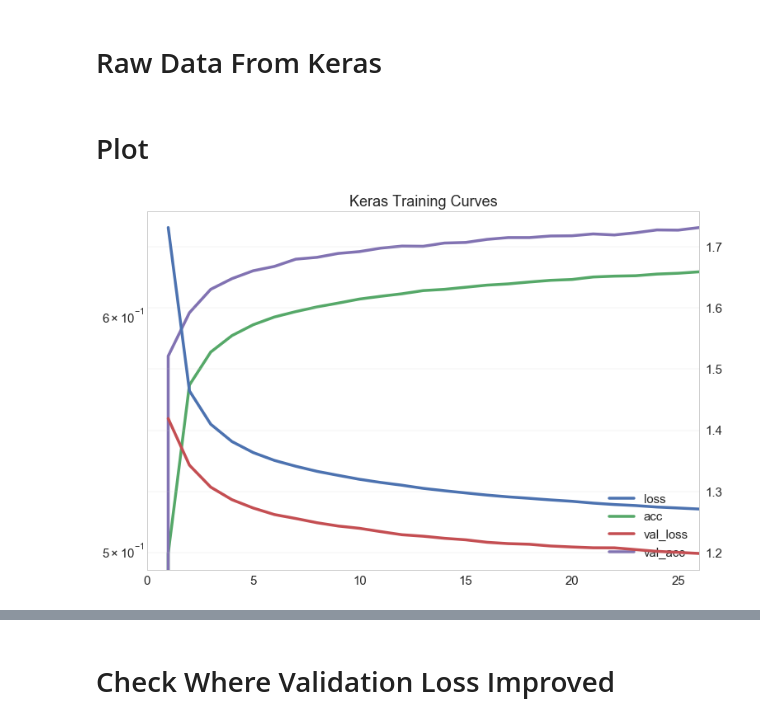
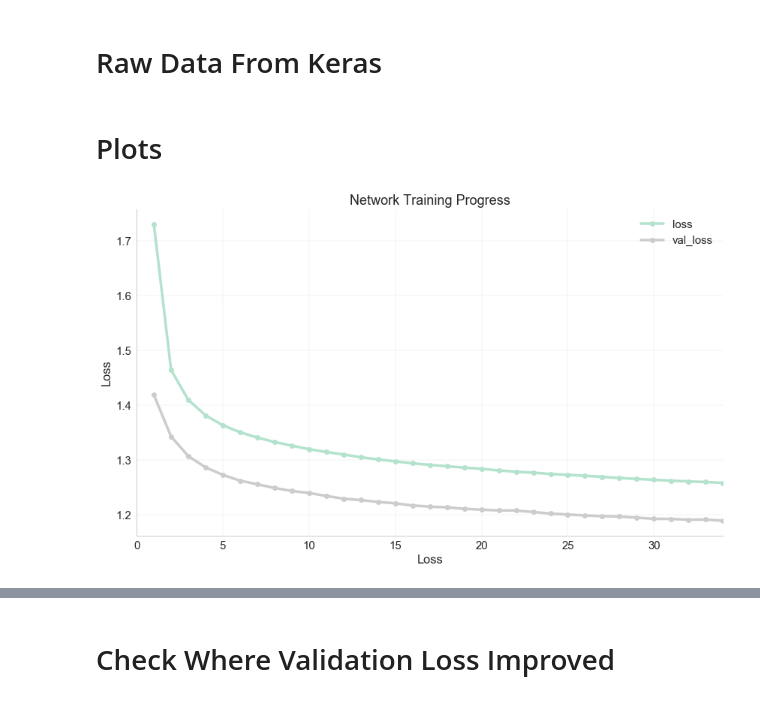
Before and after one commit to jjangsangy/Word2Seq, a Jupyter notebook: nbs/analysis.ipynb, the cells around one changed output, grey strips where cells are left out. Drawn from its saved outputs; the diff is of its cells as text; code cells hidden in the pictures.

```diff
--- a/nbs/analysis.ipynb
+++ b/nbs/analysis.ipynb
@@ -50,17 +60,22 @@ def parse_data(data):
         [line.split(' - ') for line in data.splitlines() if line]
     ]
     return pd.DataFrame(init + lines, columns=['loss', 'acc', 'val_loss', 'val_acc']).applymap(float)
+
+def plot_curves(cols, title='Network Training Progress', xlabel='Epochs', ylabel='Curves', **kwargs):
+    ax = df[cols].plot(figsize=(14, 8),
+                       title=title,
+                       kind='line',
+                       colormap='Pastel2',
+                       markersize=14,
+                       marker='.',
+                       **kwargs)
+    ax.set(xlabel=ylabel, ylabel=ylabel)
+    sns.despine(ax=ax);
 # %%
 df = parse_data(raw_data)
 # %% [markdown]
-# Plot
+# Plots
-# %%
-df.plot(logy=True,
-        figsize=(12,8),
-        title='Keras Training Curves',
-        secondary_y=['loss', 'val_loss'],
-        kind='line',
-        mark_right=False
-);
-# %% [output]
-[figure, removed]
+# %%
+plot_curves(['loss', 'val_loss'], ylabel='Loss')
+# %% [output]
+[figure, added]
```
Also changed, not shown: parts of 5 cells of this notebook.
